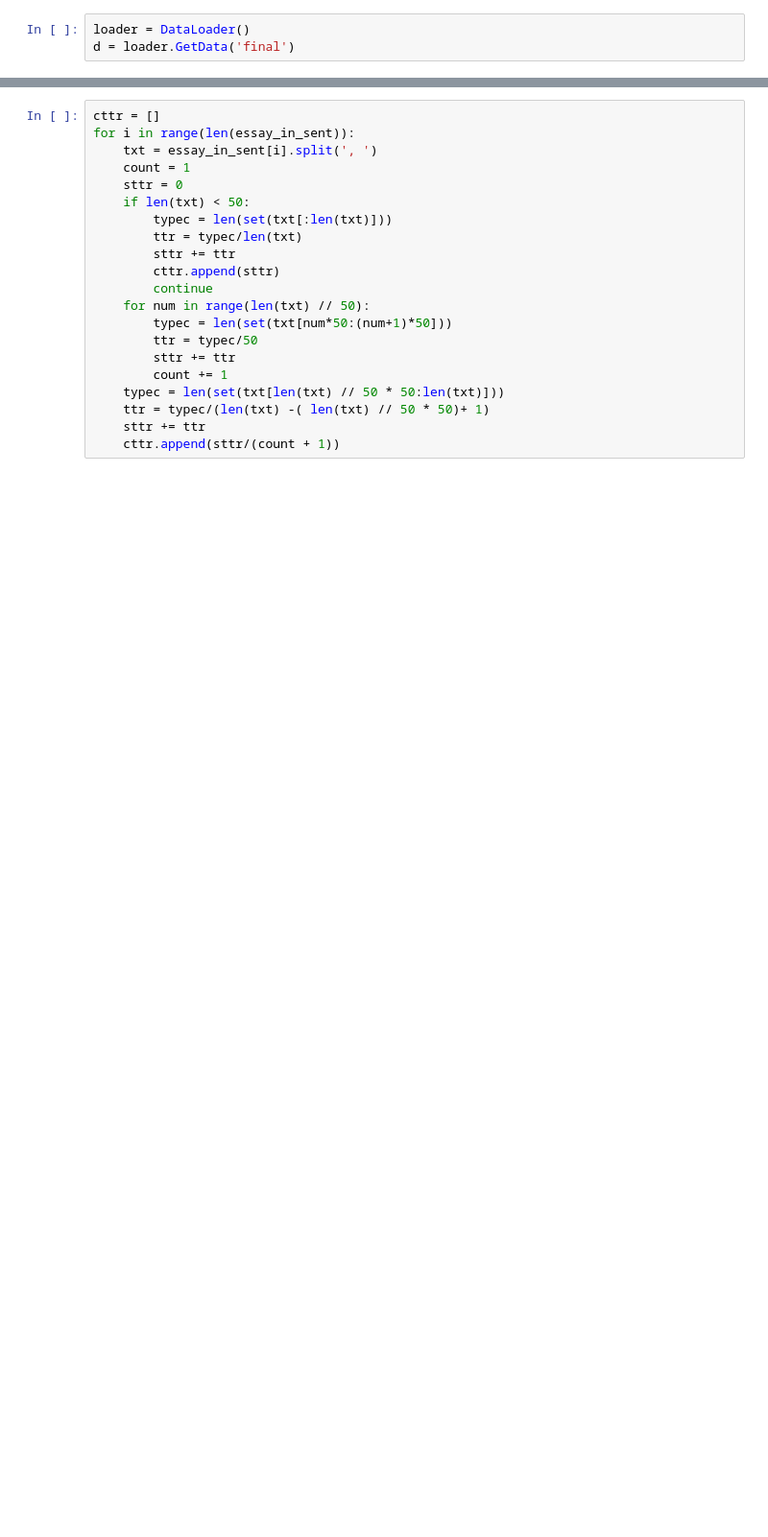
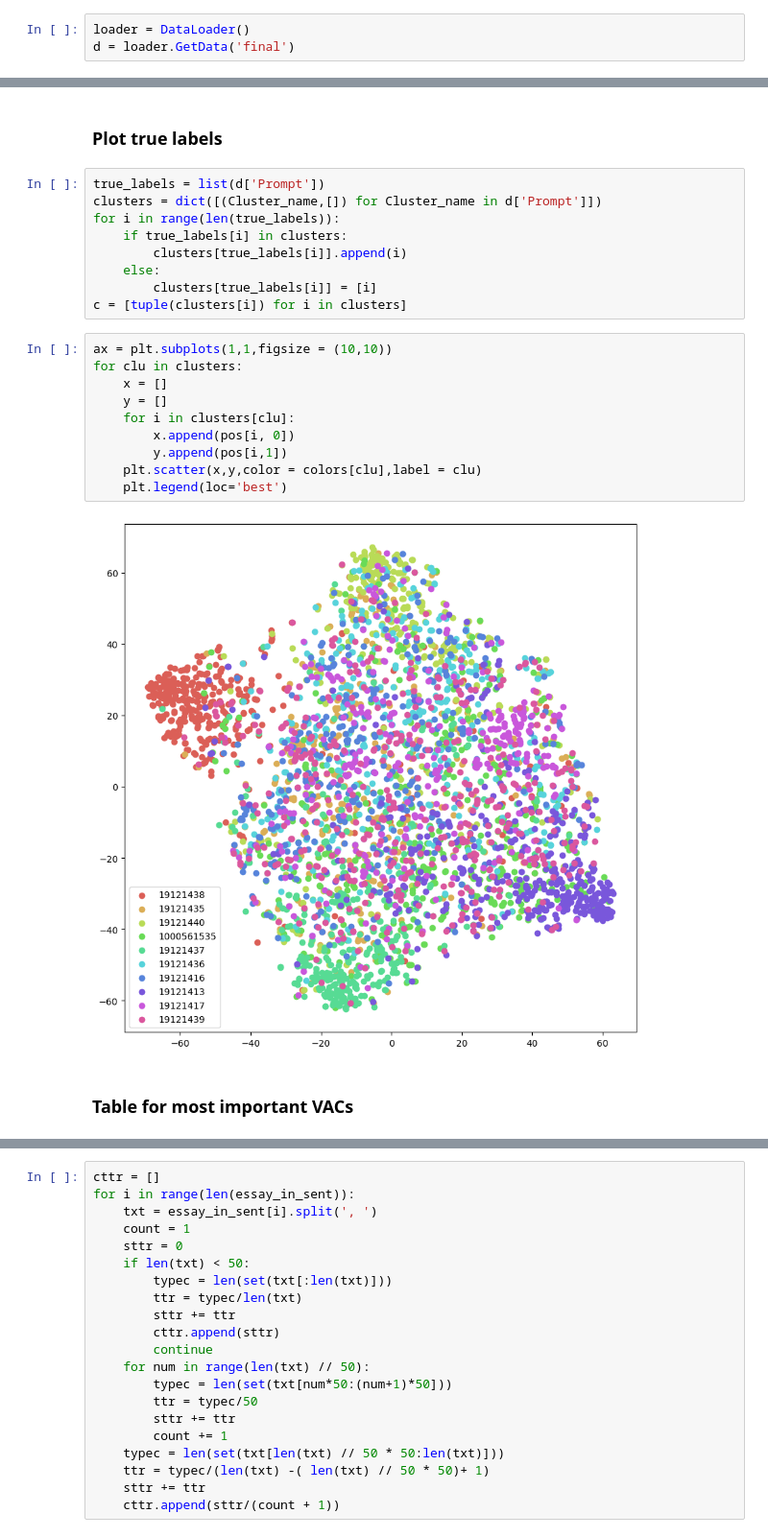
Before and after one commit to Zhurp2020/aes-with-bert, a Jupyter notebook: final-sim.ipynb, the cells around one changed output, grey strips where cells are left out. Shown: that part at 96% size. Drawn from its saved outputs; the diff is of its cells as text; blank space fills up the shorter version.

```diff
--- a/final-sim.ipynb
+++ b/final-sim.ipynb
@@ -58,0 +130,25 @@ with open('features/final-winter-sim.txt','r',encoding='utf-8') as f:
+# %% [markdown]
+### Plot true labels
+# %%
+true_labels = list(d['Prompt'])
+clusters = dict([(Cluster_name,[]) for Cluster_name in d['Prompt']])
+for i in range(len(true_labels)):
+    if true_labels[i] in clusters:
+        clusters[true_labels[i]].append(i)
+    else:
+        clusters[true_labels[i]] = [i]
+c = [tuple(clusters[i]) for i in clusters]
+# %%
+ax = plt.subplots(1,1,figsize = (10,10))
+for clu in clusters:
+    x = []
+    y = []
+    for i in clusters[clu]:
+        x.append(pos[i, 0])
+        y.append(pos[i,1])
+    plt.scatter(x,y,color = colors[clu],label = clu)
+    plt.legend(loc='best')
+# %% [output]
+[figure, added]
+# %% [markdown]
+### Table for most important VACs
```
Also changed, not shown: parts of 52 cells of this notebook, 8 other files.
